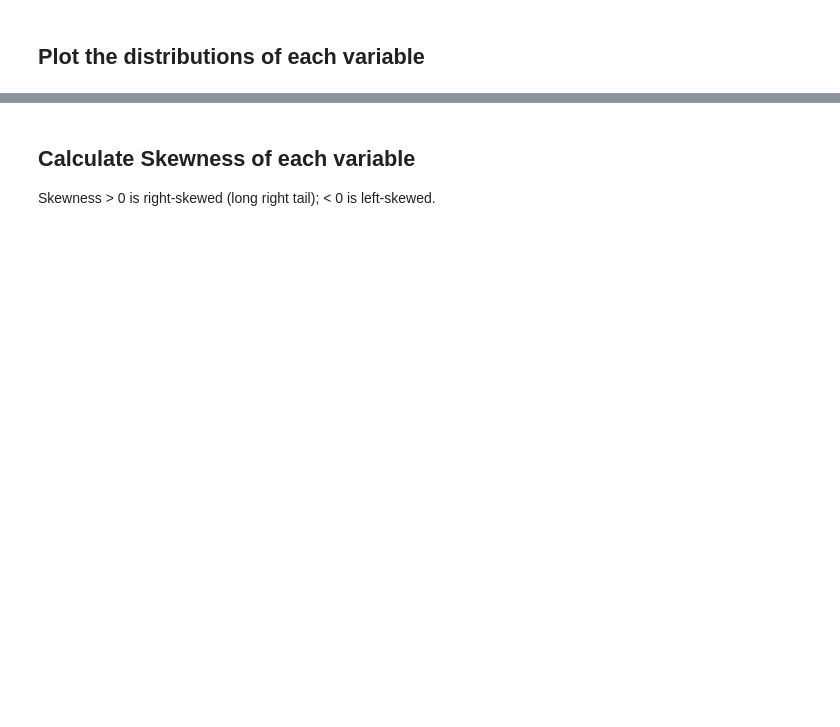
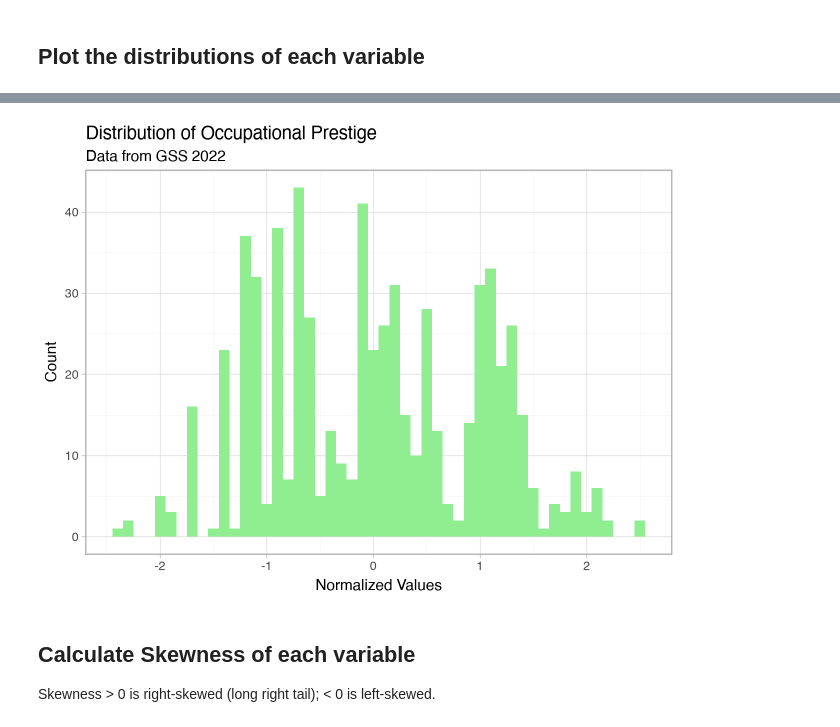
Before and after one commit to xiangyum/hs4002labs_2026, a Jupyter notebook: week3/week3_notebook_student.ipynb, the cells around one changed output, grey strips where cells are left out. Drawn from its saved outputs; the diff is of its cells as text; code cells hidden in the pictures; blank space fills up the shorter version.

```diff
--- a/week3/week3_notebook_student.ipynb
+++ b/week3/week3_notebook_student.ipynb
@@ -34,9 +34,9 @@ df = df.dropna()
 `1 = attended / participated`, `0 = did not`. Refer to the GSS Codebook for coding.
 # %%
 df['binary_lvmus']  = np.where(df['yrlvmus']  == 1, 1, 0)
-df['binary_artxbt'] =
-df['binary_movie']  =
-df['binary_creat']  =
+df['binary_artxbt'] = np.where(df['yrartxbt'] == 1, 1, 0)
+df['binary_movie']  = np.where(df['yrmovie'] == 1, 1, 0)
+df['binary_creat']  = np.where(df['yrcreat'] == 1, 1, 0)
 # %% [markdown]
 ## Recode income into a continuous variable
 
@@ -45,7 +45,9 @@ df['binary_creat']  =
 # Recode income16 (ordinal brackets) to continuous midpoint values
 # This replaces the deeply nested ifelse() chain from the R version
 income_map = {
-	1: 500,    2: 2000,
-	...
+	1: 500, 2: 2000, 3: 3500, 4: 4500, 5: 5500, 6: 6500, 7: 7500, 8: 9000, 9: 11250, 10: 13750, 11: 16250, 12: 18750,
+13: 21250, 14: 23750, 15: 27500, 16: 32500, 17: 37500, 18: 42500, 19: 55000, 20: 67500, 21: 82500, 22: 100000, 23: 120000,
+24: 140000, 25: 160000
 }
 df['income_cont'] = df['income16'].map(income_map)
+df
@@ -68,9 +86,12 @@ df = df.assign(
 Sizes n = 30 (small), n = 100 (medium), and n = 500 (large).
 # %%
 np.random.seed(47)
-df_small  = df.sample(n=30,  random_state=47)
+df_small = df.sample(n=30, random_state=47)
+df_small = df.dropna()
 df_medium = df.sample(n=100, random_state=47)
-df_large  =
+df_medium = df.dropna()
+df_large = df.sample(n=500, random_state=47)
+df_large = df.dropna()
 # %% [markdown]
 # Compare Distributions of Categorical Variables Across Samples
 
@@ -114,6 +153,11 @@ We compare household income with occupational prestige using the large sample.
 
 Standardize so both variables are on the same scale (mean = 0, SD = 1). Equivalent to R's `scale()`.
 # %%
+# z-score = (data point - mean) / standard deviation
+# tells us the number of standard deviations from the mean each data point is
+# helps us standardise as the variables income and prestige have different units -- this puts them on the same scale!
+
 df_large = df_large.copy()
 df_large['scaled_income'] = (df_large['income_cont'] - df_large['income_cont'].mean()) / df_large['income_cont'].std()
-df_large['scaled_prestg'] =
+df_large['scaled_prestg'] = (df_large['prestg10'] - df_large['prestg10'].mean()) / df_large['prestg10'].std()
+df_large['scaled_income']
@@ -132,3 +191,12 @@ p
+# %%
+h = (p9.ggplot(df_large) +
+p9.geom_histogram(p9.aes(x='scaled_prestg'), bins = 50, fill='lightgreen') +
+p9.theme_light() +
+p9.labs(x='Normalized Values', y='Count', title='Distribution of Occupational Prestige', subtitle='Data from GSS 2022'))
+p.save('hist_prestg.png', width=15, height=10.5, units='cm')
+h
+# %% [output]
+[figure, added]
 # %% [markdown]
 ## Calculate Skewness of each variable
 
```
Also changed, not shown: parts of 12 cells of this notebook, 5 other files.
